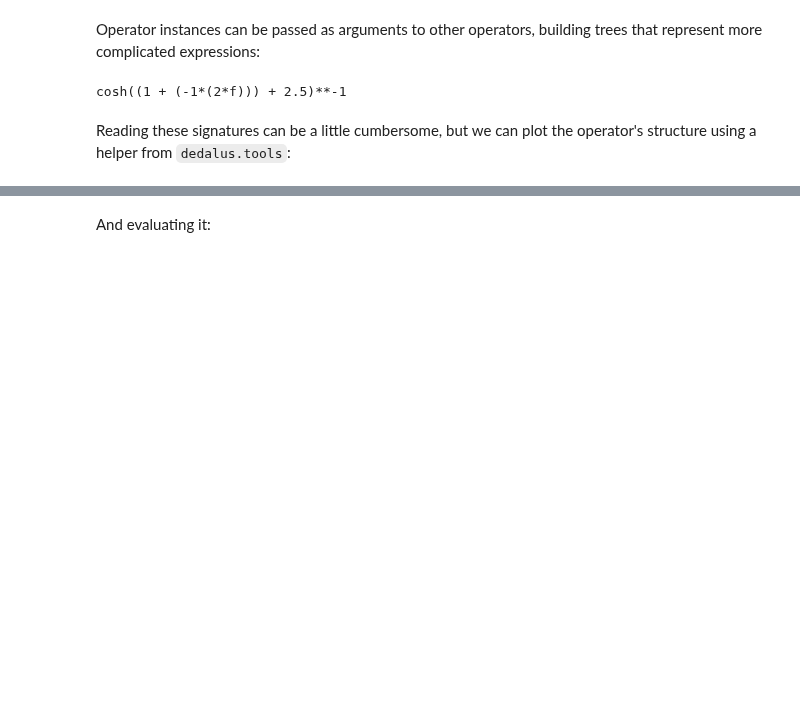
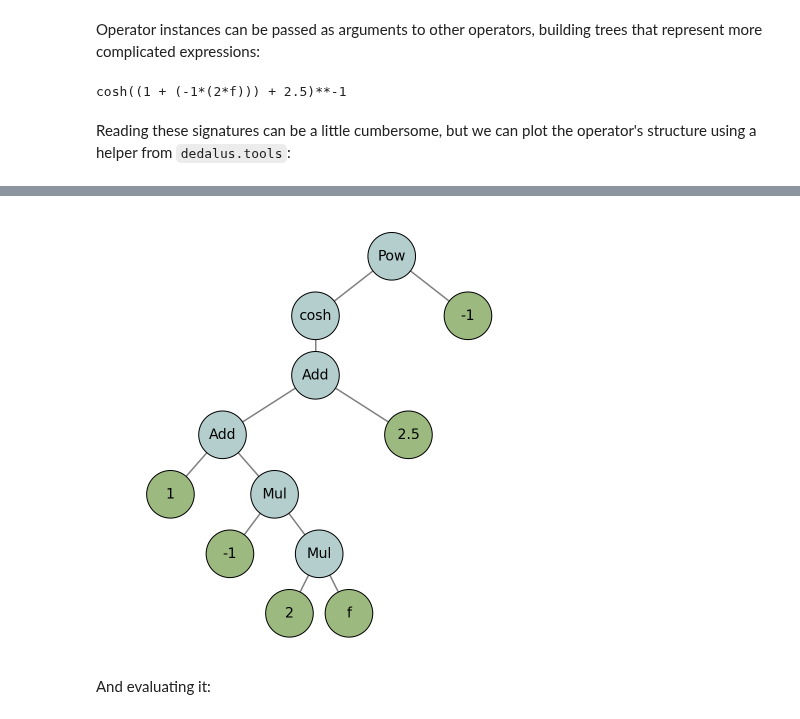
Before and after one commit to DedalusProject/dedalus, a Jupyter notebook: docs/notebooks/dedalus_tutorial_fields_operators.ipynb, the cells around one changed output, grey strips where cells are left out. Saved outputs shown, nothing was run; the diff lists cells and outputs as text; code cells hidden in the pictures; blank space fills up the shorter version.

```diff
--- a/docs/notebooks/dedalus_tutorial_fields_operators.ipynb
+++ b/docs/notebooks/dedalus_tutorial_fields_operators.ipynb
@@ -128,5 +125,5 @@ cosh((1 + (-1*(2*f))) + 2.5)**-1
 Reading these signatures can be a little cumbersome, but we can plot the operator's structure using a helper from `dedalus.tools`:
 # %%
 from dedalus.tools.plot_op import plot_operator
-plot_operator(h_op, figsize=4, fontsize=10, opsize=0.4)
+plot_operator(h_op, figsize=6, fontsize=14, opsize=0.4)
 # %% [output]
@@ -135,3 +130,4 @@ plot_operator(h_op, figsize=4, fontsize=10, opsize=0.4)
+[figure, added]
 # %% [markdown]
 And evaluating it:
 # %%
```
Also changed, not shown: parts of 12 cells of this notebook, 3 other files.
